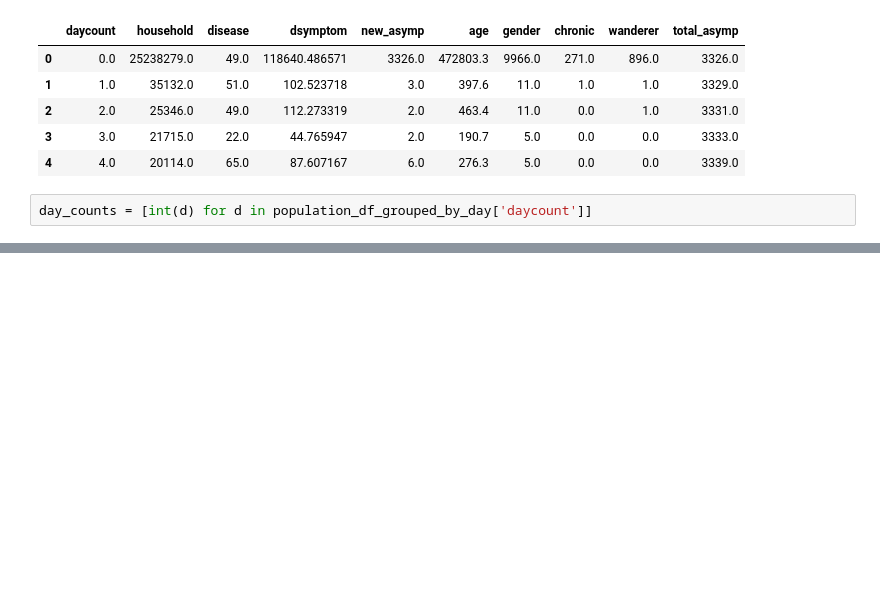
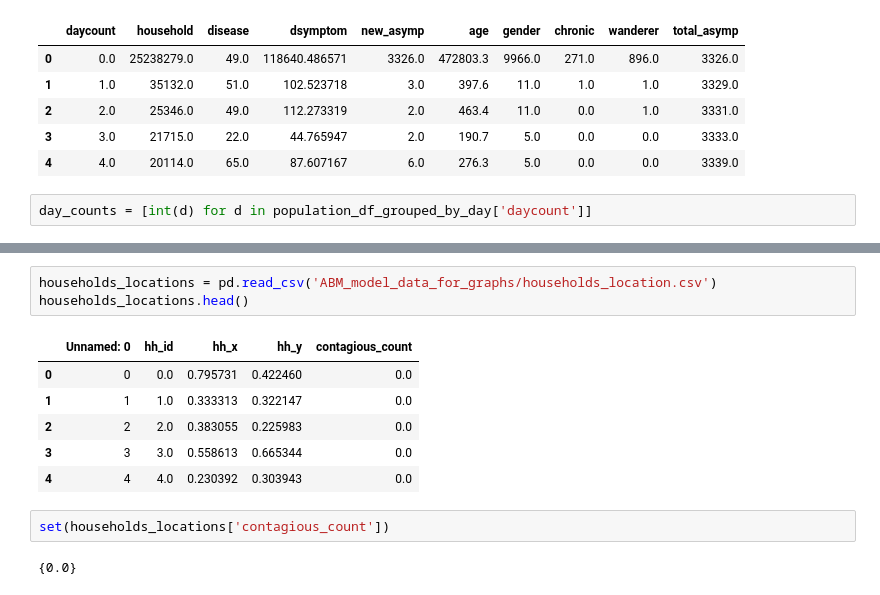
Before and after one commit to AIforGoodSimulator/visualization-notebooks, a Jupyter notebook: agent-based-model-visualizations/agent_based_model_visualizations.ipynb, the cells around one changed output, grey strips where cells are left out. Cells and saved outputs as stored; diff of their text form; blank space fills up the shorter version.

```diff
--- a/agent-based-model-visualizations/agent_based_model_visualizations.ipynb
+++ b/agent-based-model-visualizations/agent_based_model_visualizations.ipynb
@@ -137,0 +152,14 @@ line_plot.show()
+# %%
+households_locations = pd.read_csv('ABM_model_data_for_graphs/households_location.csv')
+households_locations.head()
+# %% [output]
+|  | Unnamed: 0 | hh_id | hh_x | hh_y | contagious_count |
+| 0 | 0 | 0.0 | 0.795731 | 0.422460 | 0.0 |
+| 1 | 1 | 1.0 | 0.333313 | 0.322147 | 0.0 |
+| 2 | 2 | 2.0 | 0.383055 | 0.225983 | 0.0 |
+| 3 | 3 | 3.0 | 0.558613 | 0.665344 | 0.0 |
+| 4 | 4 | 4.0 | 0.230392 | 0.303943 | 0.0 |
+# %%
+set(households_locations['contagious_count'])
+# %% [output]
+{0.0}
```
Also changed, not shown: parts of 10 cells of this notebook.
